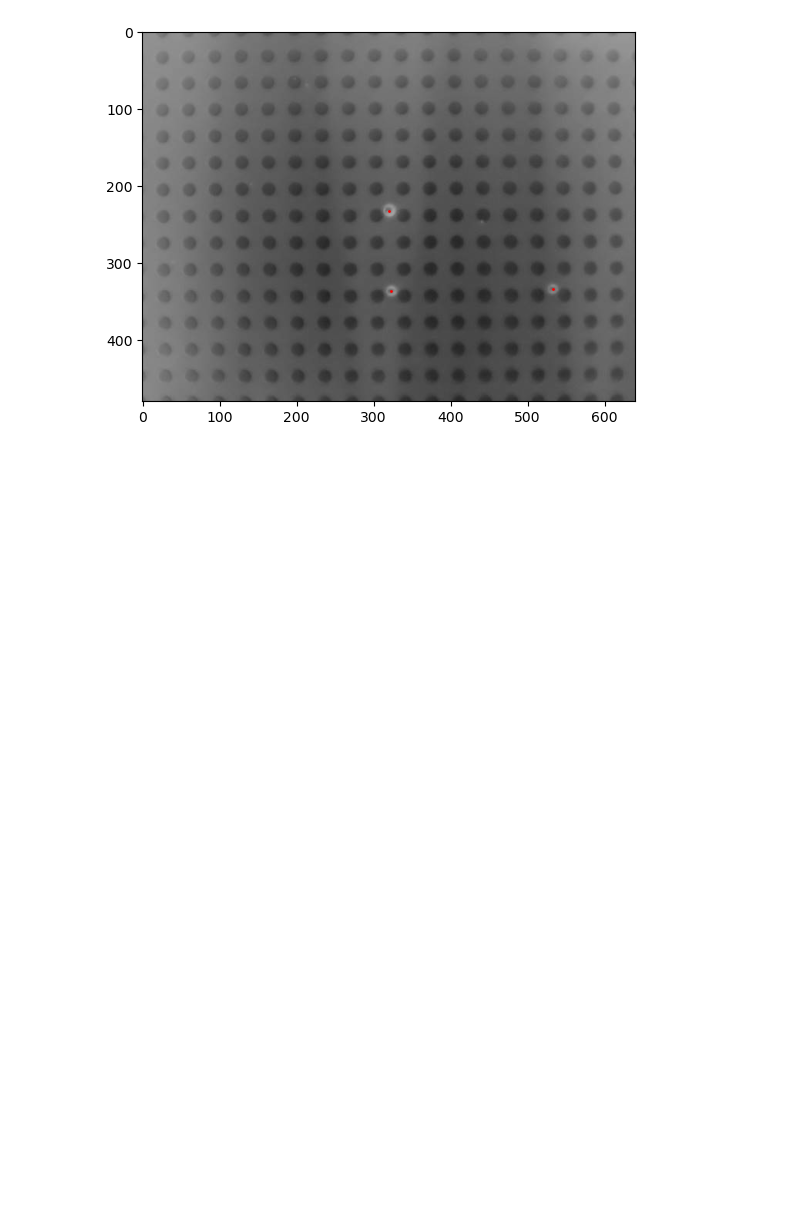
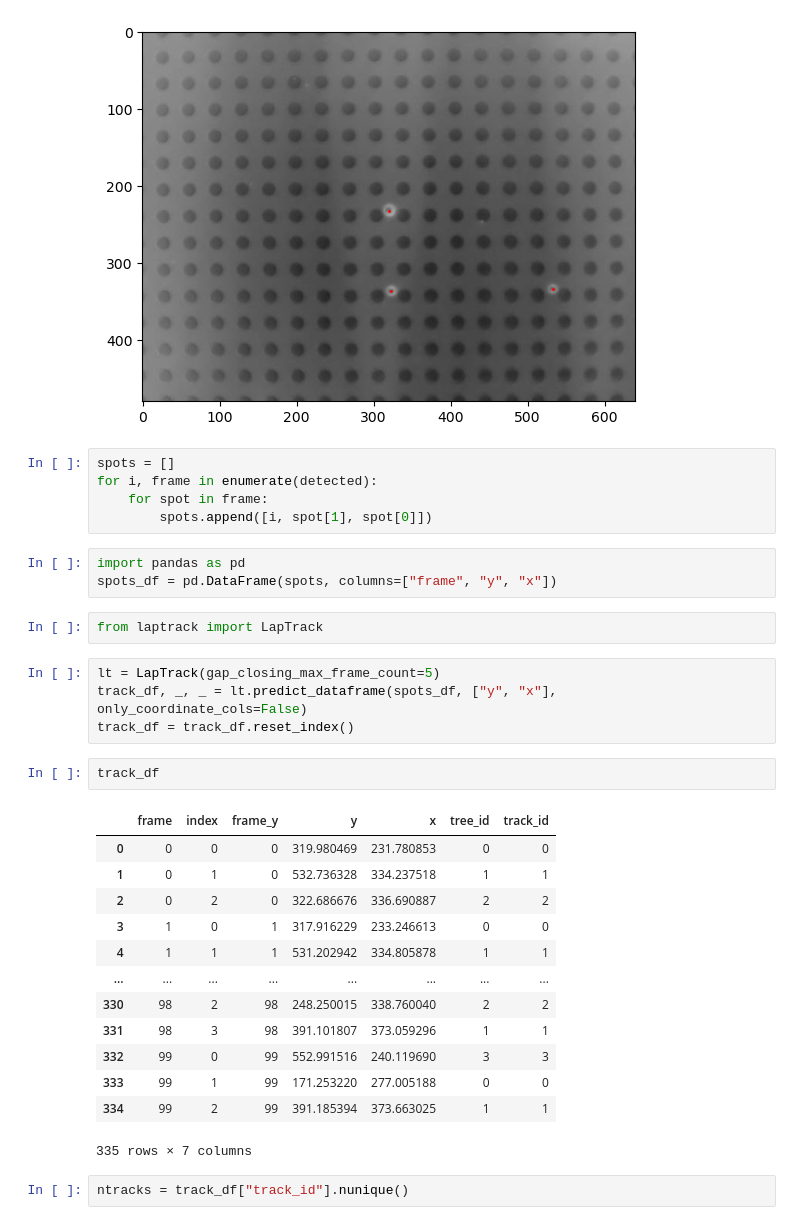
Before and after one commit to bucket420/ParticleTracking, a Jupyter notebook: detect.ipynb, the cells around one changed output. Drawn from its saved outputs; the diff is of its cells as text; blank space fills up the shorter version.

```diff
--- a/detect.ipynb
+++ b/detect.ipynb
@@ -63,3 +63,35 @@ ani=animation.FuncAnimation(fig, animate, interval=1000/56.95, frames=range(100)
 ani.save('detected.gif', writer='pillow')
 # %% [output]
 [figure]
+# %%
+spots = []
+for i, frame in enumerate(detected):
+    for spot in frame:
+        spots.append([i, spot[1], spot[0]])
+# %%
+import pandas as pd
+spots_df = pd.DataFrame(spots, columns=["frame", "y", "x"])
+# %%
+from laptrack import LapTrack
+# %%
+lt = LapTrack(gap_closing_max_frame_count=5)
+track_df, _, _ = lt.predict_dataframe(spots_df, ["y", "x"], only_coordinate_cols=False)
+track_df = track_df.reset_index()
+# %%
+track_df
+# %% [output]
+|  | frame | index | frame_y | y | x | tree_id | track_id |
+| 0 | 0 | 0 | 0 | 319.980469 | 231.780853 | 0 | 0 |
+| 1 | 0 | 1 | 0 | 532.736328 | 334.237518 | 1 | 1 |
+| 2 | 0 | 2 | 0 | 322.686676 | 336.690887 | 2 | 2 |
+| 3 | 1 | 0 | 1 | 317.916229 | 233.246613 | 0 | 0 |
+| 4 | 1 | 1 | 1 | 531.202942 | 334.805878 | 1 | 1 |
+| ... | ... | ... | ... | ... | ... | ... | ... |
+| 330 | 98 | 2 | 98 | 248.250015 | 338.760040 | 2 | 2 |
+| 331 | 98 | 3 | 98 | 391.101807 | 373.059296 | 1 | 1 |
+| 332 | 99 | 0 | 99 | 552.991516 | 240.119690 | 3 | 3 |
+| 333 | 99 | 1 | 99 | 171.253220 | 277.005188 | 0 | 0 |
+| 334 | 99 | 2 | 99 | 391.185394 | 373.663025 | 1 | 1 |
+335 rows × 7 columns
+# %%
+ntracks = track_df["track_id"].nunique()
```
Also changed, not shown: parts of 3 cells of this notebook, 1 other file.
